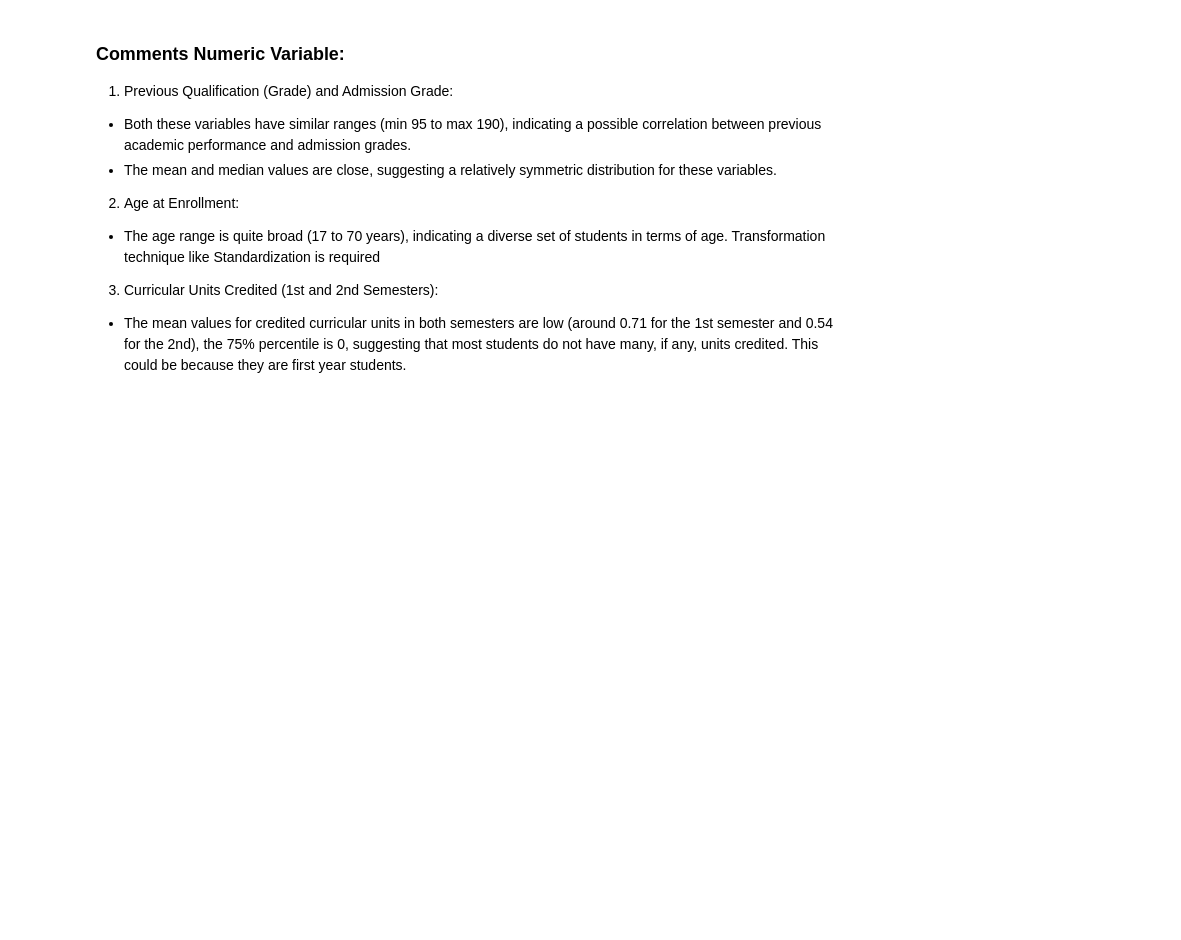
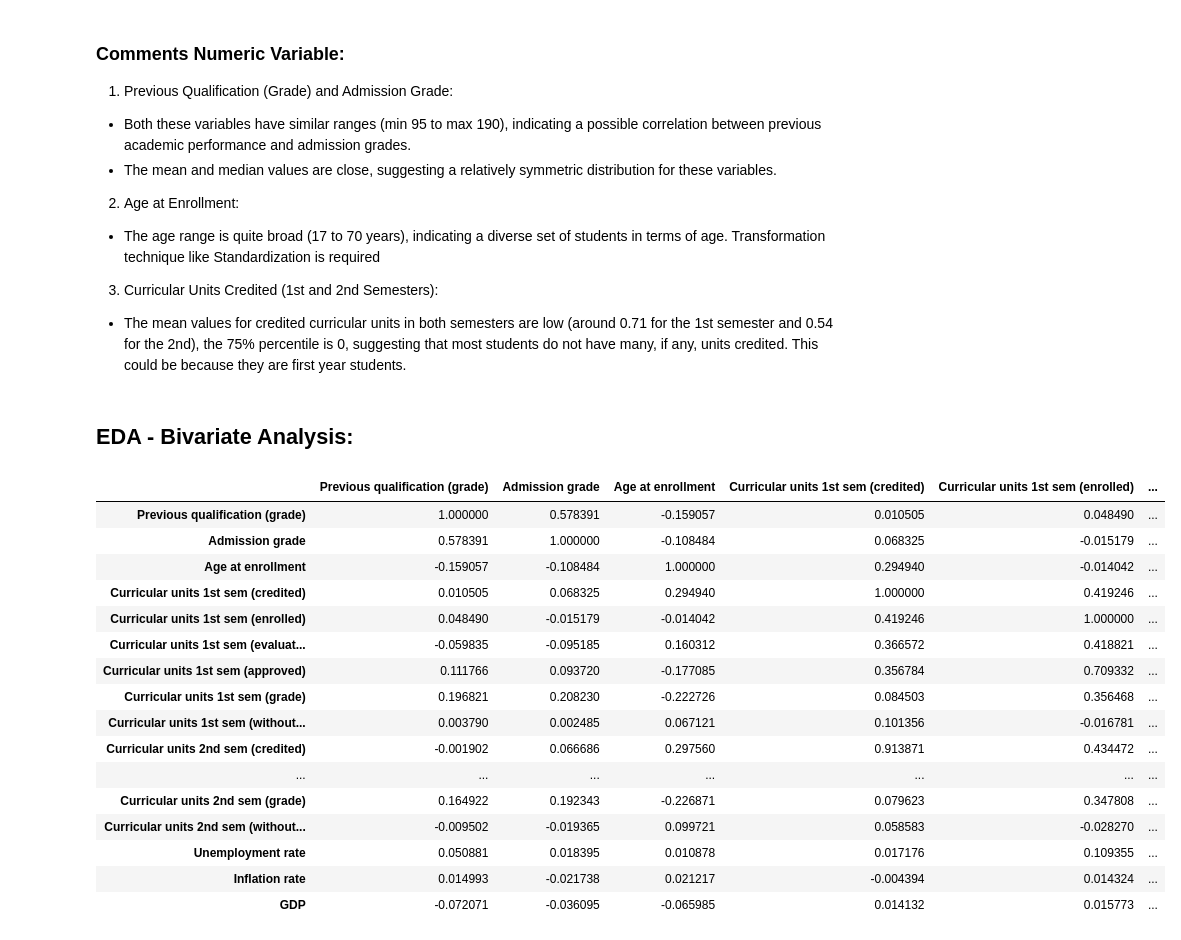
Before and after one commit to hchqin/Student_Success_Predict_Group15_Fork, a Jupyter notebook: src/data_analysis_EDA.ipynb, the cells around one changed output. Cells and saved outputs as stored; diff of their text form; code cells hidden in the pictures; blank space fills up the shorter version.

Commit message:
bivariate variable EDA

```diff
--- a/src/data_analysis_EDA.ipynb
+++ b/src/data_analysis_EDA.ipynb
@@ -329,3 +329,26 @@ There's a notable number of students who are debtors (397) or whose tuition fees
 
 3. Curricular Units Credited (1st and 2nd Semesters):
 - The mean values for credited curricular units in both semesters are low (around 0.71 for the 1st semester and 0.54 for the 2nd), the 75% percentile is 0, suggesting that most students do not have many, if any, units credited. This could be because they are first year students.
+# %% [markdown]
+## EDA - Bivariate Analysis:
+# %%
+numeric_subset = train_df.loc[:, numeric_features]
+numeric_subset.corr('spearman').style.background_gradient(cmap='viridis')
+# %% [output]
+|  | Previous qualification (grade) | Admission grade | Age at enrollment | Curricular units 1st sem (credited) | Curricular units 1st sem (enrolled) | ... |
+| Previous qualification (grade) | 1.000000 | 0.578391 | -0.159057 | 0.010505 | 0.048490 | ... |
+| Admission grade | 0.578391 | 1.000000 | -0.108484 | 0.068325 | -0.015179 | ... |
+| Age at enrollment | -0.159057 | -0.108484 | 1.000000 | 0.294940 | -0.014042 | ... |
+| Curricular units 1st sem (credited) | 0.010505 | 0.068325 | 0.294940 | 1.000000 | 0.419246 | ... |
+| Curricular units 1st sem (enrolled) | 0.048490 | -0.015179 | -0.014042 | 0.419246 | 1.000000 | ... |
+| Curricular units 1st sem (evaluat... | -0.059835 | -0.095185 | 0.160312 | 0.366572 | 0.418821 | ... |
+| Curricular units 1st sem (approved) | 0.111766 | 0.093720 | -0.177085 | 0.356784 | 0.709332 | ... |
+| Curricular units 1st sem (grade) | 0.196821 | 0.208230 | -0.222726 | 0.084503 | 0.356468 | ... |
+| Curricular units 1st sem (without... | 0.003790 | 0.002485 | 0.067121 | 0.101356 | -0.016781 | ... |
+| Curricular units 2nd sem (credited) | -0.001902 | 0.066686 | 0.297560 | 0.913871 | 0.434472 | ... |
+| ... | ... | ... | ... | ... | ... | ... |
+| Curricular units 2nd sem (grade) | 0.164922 | 0.192343 | -0.226871 | 0.079623 | 0.347808 | ... |
+| Curricular units 2nd sem (without... | -0.009502 | -0.019365 | 0.099721 | 0.058583 | -0.028270 | ... |
+| Unemployment rate | 0.050881 | 0.018395 | 0.010878 | 0.017176 | 0.109355 | ... |
+| Inflation rate | 0.014993 | -0.021738 | 0.021217 | -0.004394 | 0.014324 | ... |
+| GDP | -0.072071 | -0.036095 | -0.065985 | 0.014132 | 0.015773 | ... |
```
Also changed, not shown: parts of 4 cells of this notebook.
